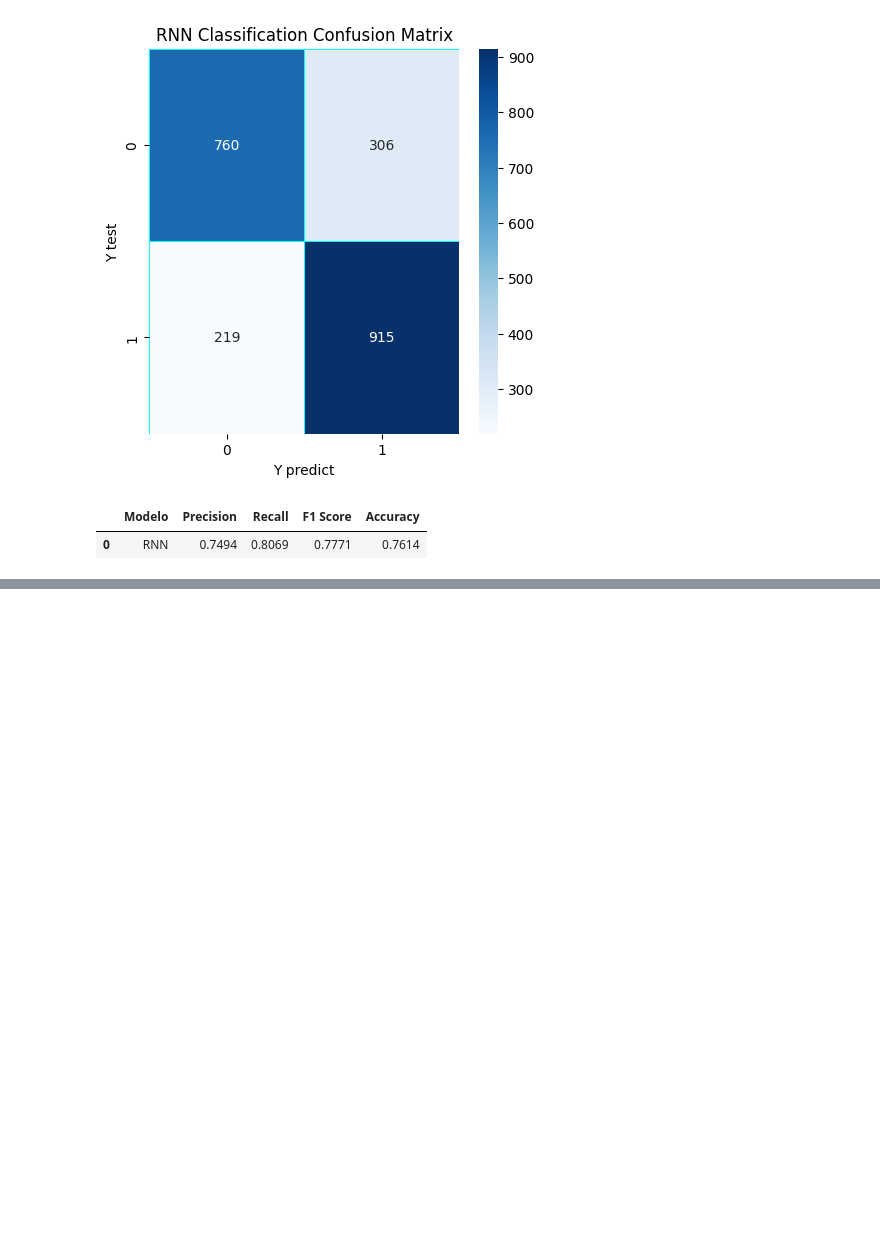
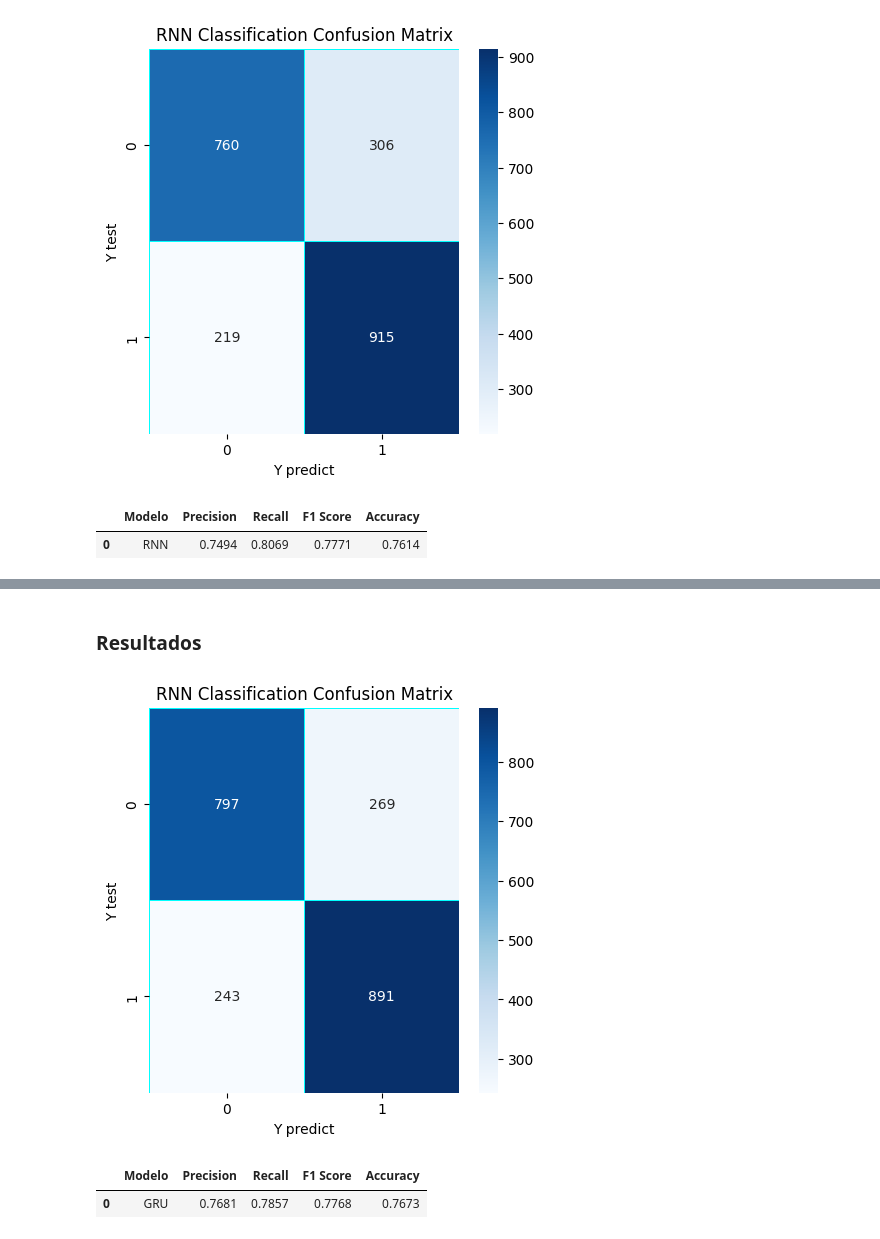
Before and after one commit to nicollF/parcial_2_deeplearning, a Jupyter notebook: modelamiento.ipynb, the cells around one changed output, grey strips where cells are left out. Drawn from its saved outputs; the diff is of its cells as text; code cells hidden in the pictures; blank space fills up the shorter version.

```diff
--- a/modelamiento.ipynb
+++ b/modelamiento.ipynb
@@ -394,0 +445,17 @@ df_metrics
+# %%
+model_gru = KerasClassifier(build_fn=create_gru_model, verbose=0)
+
+# Definir la malla de hiperparámetros
+param_grid_gru = {
+    'gru_units': [64, 128],
+    'num_gru_layers': [1],
+    'dropout_rate': [0.2],
+    'learning_rate': [0.001],
+    'batch_size': [32, 64],
+    'epochs': [20, 50]
+}
+
+# Búsqueda en malla
+grid_gru = GridSearchCV(estimator=model_gru, param_grid=param_grid_gru,cv=3,scoring='accuracy', verbose=2)
+# %%
+grid_result_gru = grid_gru.fit(X_train, Y_train, verbose=1)
@@ -394,0 +496,4 @@ df_metrics
+# %%
+yhat_probs_gru = grid_result_gru.predict(X_test)
+df_pred = pd.DataFrame(yhat_probs_gru, columns=['prediccion'])
+df_pred.to_csv('data/processed/predicciones_gru.csv', index=False)
@@ -394,0 +502,34 @@ df_metrics
+# %% [markdown]
+### **Resultados**
+# %%
+gru_val = confusion_matrix(Y_test, yhat_probs_gru)
+f, ax = plt.subplots(figsize=(5,5))
+sns.heatmap(gru_val, annot=True, linewidth=0.7, linecolor='cyan', fmt='g', ax=ax, cmap="Blues")
+plt.title('RNN Classification Confusion Matrix')
+plt.xlabel('Y predict')
+plt.ylabel('Y test')
+plt.show()
+# %% [output]
+[figure, added]
+# %%
+metrics_gru=[]
+precision = precision_score(Y_test, yhat_probs_gru)
+recall = recall_score(Y_test, yhat_probs_gru)
+f1 = f1_score(Y_test, yhat_probs_gru)
+accuracy = accuracy_score(Y_test, yhat_probs_gru)
+
+metrics_gru = [{
+    'Modelo': 'GRU',
+    'Precision': round(precision, 4),
+    'Recall': round(recall, 4),
+    'F1 Score': round(f1, 4),
+    'Accuracy': round(accuracy, 4)
+}]
+
+# Convertir en DataFrame y mostrarlo
+df_metrics = pd.DataFrame(metrics_gru)
+Metricas_totales=pd.concat([Metricas_totales, df_metrics], ignore_index=True)
+df_metrics
+# %% [output]
+|  | Modelo | Precision | Recall | F1 Score | Accuracy |
+| 0 | GRU | 0.7681 | 0.7857 | 0.7768 | 0.7673 |
```
Also changed, not shown: parts of 35 cells of this notebook, 7 other files.
